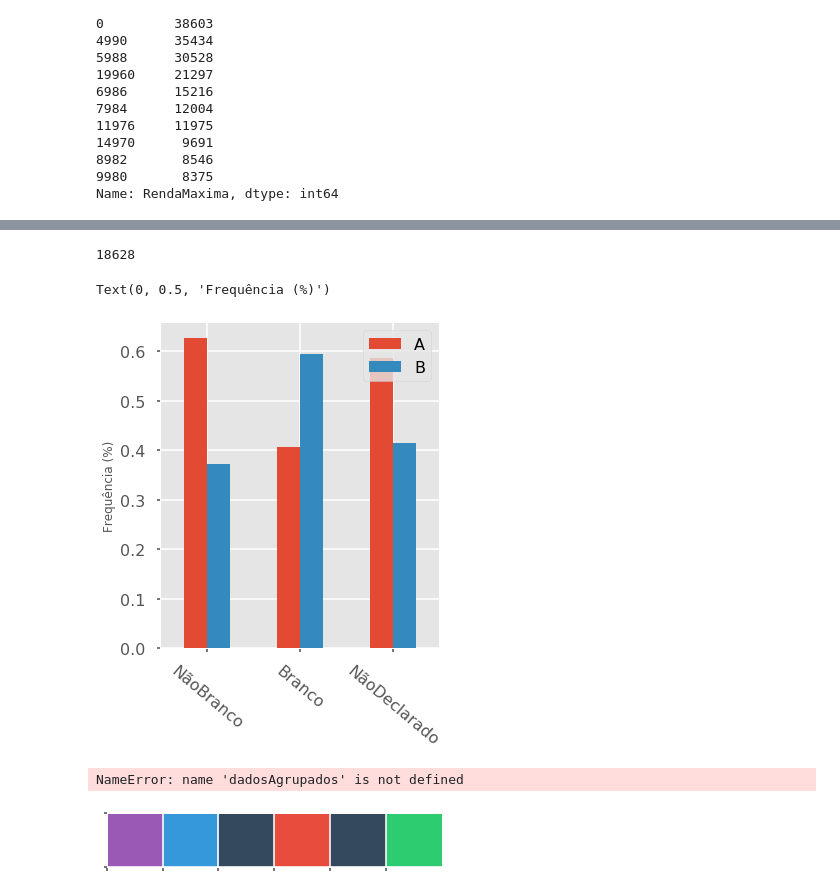
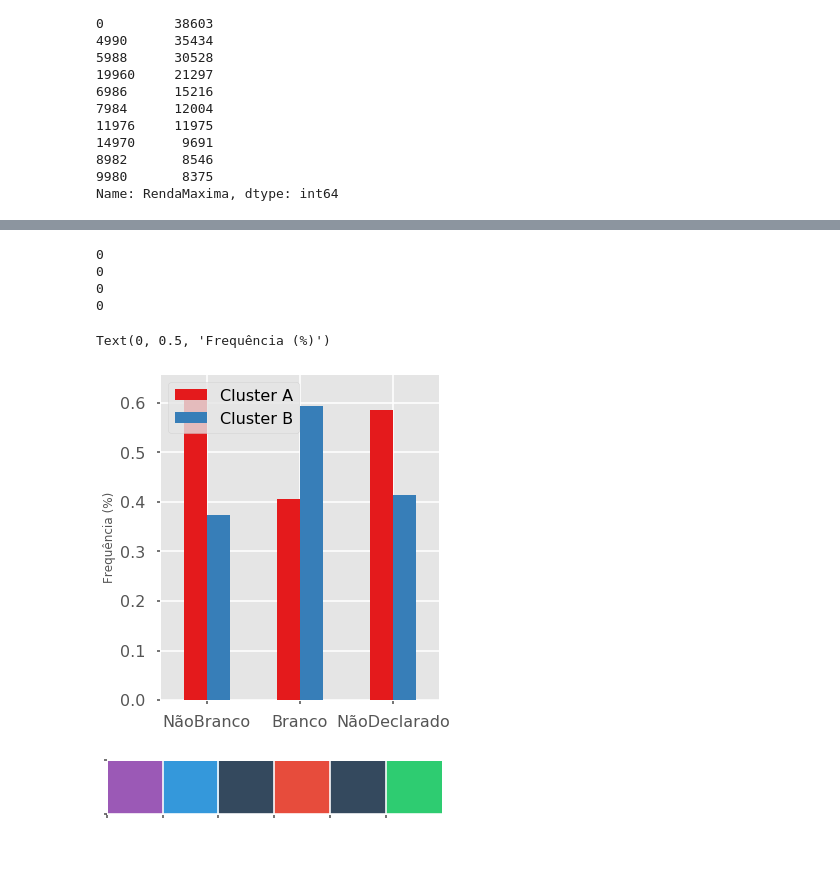
Before and after one commit to vinnyalvs/TCC, a Jupyter notebook: Resultados Artigo.ipynb, the cells around one changed output, grey strips where cells are left out. Drawn from its saved outputs; the diff is of its cells as text; code cells hidden in the pictures; blank space fills up the shorter version.

```diff
--- a/Resultados Artigo.ipynb
+++ b/Resultados Artigo.ipynb
@@ -53,0 +143,12 @@ sns.set_palette(sns.color_palette("Set1"))
+# %%
+sns.set_palette(sns.color_palette("Set1"))
+fig, ax = plt.subplots(figsize=(7, 6))
+df = dadosEnem
+#escolas_notas.sort_values('TP_DEPENDENCIA_ADM_ESC',  ascending=True, inplace=True)
+G = sns.boxplot(x="TP_DEPENDENCIA_ADM_ESC", y="NU_MEDIA",  hue="Cluster", data=df,  order=['Estadual','Municipal','Federal','Particular'])
+#G.set_xticklabels(G.get_xticklabels(),rotation=-30)
+#G.set_xticklabels(['NaoSabe','F. Incompleto','F. Completo','Medio','Superior'])
+G.set_xlabel(" ")
+legend = G.legend(bbox_to_anchor=(1.5, 1.05))
+G.set_xticklabels(G.get_xticklabels(),rotation=0)
+G.set_ylabel(" ")
@@ -193,0 +660,24 @@ dadosEnem.groupby('Cluster')['NU_MEDIA'].describe()
+# %%
+var = 'TP_DEPENDENCIA_ADM_ESC'
+
+clusterA.replace("Municipal", "Outras", inplace=True)
+clusterA[var].replace("Federal", "Outras", inplace=True)
+# clusterA[var].replace("A", "Outras", inplace=True)
+
+clusterB[var].replace("C", "Outras", inplace=True)
+clusterB[var].replace("B", "Outras", inplace=True)
+clusterB[var].replace("A", "Outras", inplace=True)
+
+valuesA = clusterA[var].value_counts()
+labelsA = clusterA[var].value_counts().index.tolist()
+
+valuesB = clusterB[var].value_counts()
+labelsB = clusterB[var].value_counts().index.tolist()
+
+fig, axes = plt.subplots(nrows=1, ncols=2, figsize=(10, 10))
+axes[0].pie(valuesA, labels=labelsA, autopct='%1.1f%%',shadow=True, startangle=90)
+axes[0].set_title("Cluster A")
+axes[0].legend()
+axes[1].pie(valuesB, labels=['','','',''], autopct='%1.1f%%',shadow=True, startangle=90)
+axes[1].set_title("Cluster B")
+fig.tight_layout()
@@ -197,60 +737,35 @@ for var in limites:
     total = dadosEnem.query("COR_RACA == " + var).shape[0]
     print(total)
 # %% [output]
-18628
+0
+0
+0
+0
 # %%
 rendas = []
 limites = ["'NaoBranco'","'Branco'","'NaoDeclarado'"]
 
 for var in limites:
     total = dadosEnem.query("COR_RACA == " + var).shape[0]
     rendas.append(dadosEnem.query("COR_RACA == " + var + "and Cluster == 0").shape[0]/total)
     rendas.append(dadosEnem.query("COR_RACA == " + var +  "and Cluster == 1").shape[0]/total)
 
 
 
 teste = pd.DataFrame({'NãoBranco':rendas[:2], 'Branco':rendas[2:4],'NãoDeclarado':rendas[4:6]})
 
 df = teste.T
-df.columns = ['A','B']
+df.columns = ['Cluster A','Cluster B']
 
 
 
 ax = df.plot(kind='bar',figsize=(5, 6))
 #ax.set_yticklabels(['20','40','60','80','100'])
-ax.set_xticklabels(ax.get_xticklabels(),rotation=-40)
+ax.set_xticklabels(ax.get_xticklabels(),rotation=0)
 ax.set_ylabel("Frequência (%)")
 # %% [output]
 Text(0, 0.5, 'Frequência (%)')
-[figure, old version]
+[figure, new version]
-# %%
-rendas = []
-limites = ["'< 452.99'","'452.99 - 585.6'","'585.6 - 718.21'","'≥ 718.21'"]
-
-for var in limites:
-    total = dadosAgrupados.query("mediaNota == " + var).shape[0]
-    print(dadosAgrupados.query("mediaNota == " + var + "and TP_COR_RACA == 'NãoBranco'").shape[0])
-    rendas.append(dadosAgrupados.query("mediaNota == " + var + "and TP_COR_RACA == 'NãoBranco'").shape[0]/total)
-    rendas.append(dadosAgrupados.query("mediaNota == " + var +  "and TP_COR_RACA == 'Branco'").shape[0]/total)
-    rendas.append(dadosAgrupados.query("mediaNota == " + var +  "and TP_COR_RACA == 'NãoDeclarado'").shape[0]/total)
-
-
-
-data = pd.DataFrame({
-    '< 452.99':rendas[:3], '452.99 - 585.6':rendas[3:6],'585.6 - 718.21':rendas[6:9], '≥ 718.21': rendas[9:12] })
-
-data = data.T
-data.columns = ['Não-Branco','Branco','Não Declarado']
-
-
-ax = data.plot(kind='bar',figsize=(7, 6))
-#ax.set_yticklabels(['20','40','60','80','100'])
-ax.set_xticklabels(ax.get_xticklabels(),rotation=-15)
-text = ax.set_ylabel("Frequência (%)")
-legend = ax.legend(bbox_to_anchor=(1.1, 1.05))
-text.set_fontsize(20)
-# %% [output]
-NameError: name 'dadosAgrupados' is not defined
 # %%
 flatui = ["#9b59b6", "#3498db", "#34495e", "#e74c3c", "#34495e", "#2ecc71"]
 sns.palplot(sns.color_palette(flatui))
```
Also changed, not shown: parts of 63 cells of this notebook, 2 other files.
